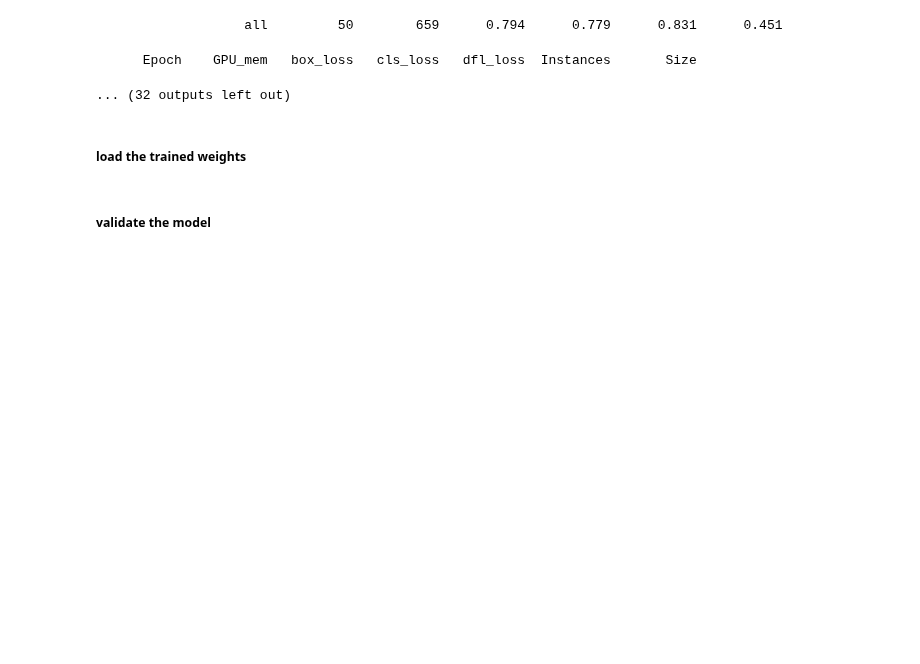
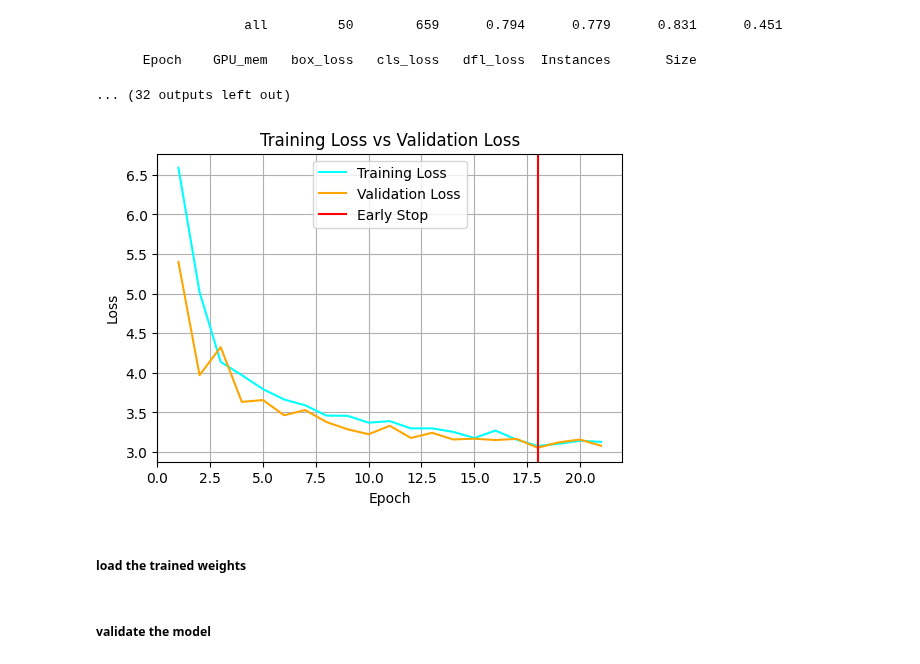
Before and after one commit to mohamadalbaaj/WWR, a Jupyter notebook: object_detection_yolo_train.ipynb, the cells around one changed output. Cells and saved outputs as stored; diff of their text form; code cells hidden in the pictures; blank space fills up the shorter version.

Commit message:
adding the loss graph

```diff
--- a/object_detection_yolo_train.ipynb
+++ b/object_detection_yolo_train.ipynb
@@ -315,6 +317,34 @@ Starting training for 50 epochs...
                    all         50        659      0.794      0.779      0.831      0.451
       Epoch    GPU_mem   box_loss   cls_loss   dfl_loss  Instances       Size
 ... (32 outputs left out)
+# %%
+# Load results.csv
+df = pd.read_csv("FacadeDetection/YOLOv8_training24/results.csv", sep=",")
+
+# Extract values
+epochs = df["epoch"]
+train_loss = df["train/box_loss"] + df["train/cls_loss"] + df["train/dfl_loss"]
+val_loss = df["val/box_loss"] + df["val/cls_loss"] + df["val/dfl_loss"]
+
+# Find Early Stopping Epoch (based on patience=3)
+early_stop_epoch = epochs.iloc[-1] - 3
+
+# Plot Training and Validation Loss
+plt.figure(figsize=(6, 4))
+plt.plot(epochs, train_loss, label="Training Loss", color="cyan")
+plt.plot(epochs, val_loss, label="Validation Loss", color="orange")
+
+# Mark Early Stopping Epoch
+plt.axvline(early_stop_epoch, color="red", linestyle="-", label="Early Stop")
+
+plt.xlabel("Epoch")
+plt.ylabel("Loss")
+plt.title("Training Loss vs Validation Loss")
+plt.legend()
+plt.grid(True)
+plt.show()
+# %% [output]
+[figure, added]
 # %% [markdown]
 ##### load the trained weights
 # %%
```
Also changed, not shown: parts of 1 cell of this notebook.
